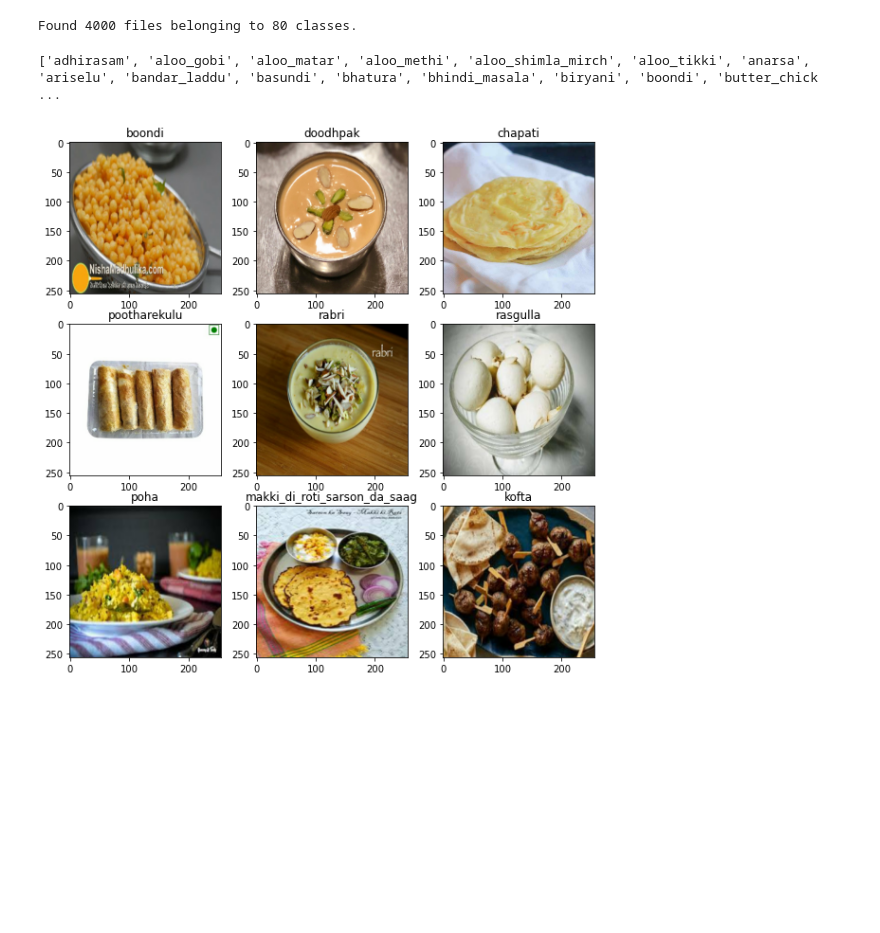
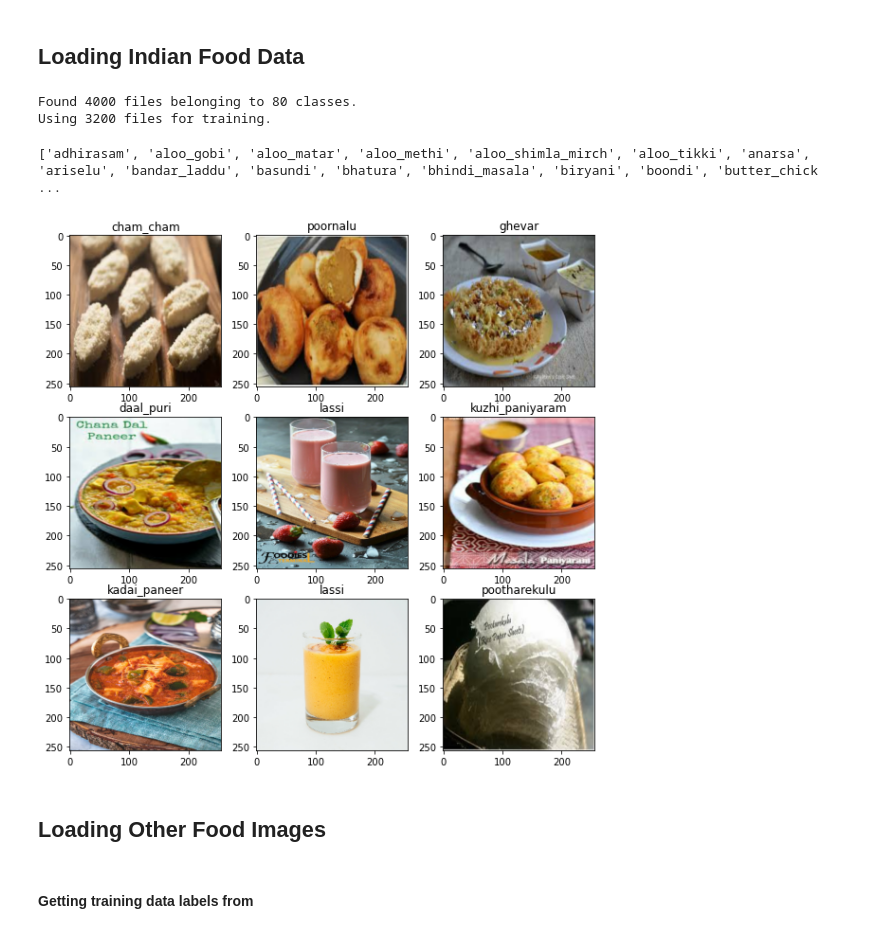
Before and after one commit to RehanAli21/Tensorflow-projects, a Jupyter notebook: Food Classification (4rth Project).ipynb, the cells around one changed output. Cells and saved outputs as stored; diff of their text form; code cells hidden in the pictures; blank space fills up the shorter version.

Commit message:
Data loaded for traning and testing.
Data from Indian food and 'food' datasets are preprocessed for model to train.

```diff
--- a/Food Classification (4rth Project).ipynb
+++ b/Food Classification (4rth Project).ipynb
@@ -5,19 +9,30 @@ import matplotlib.pyplot as plt
 import numpy as np
+# %% [markdown]
+## Loading Indian Food Data
 # %%
-indianFoodImgs = keras.preprocessing.image_dataset_from_directory('./4_project_data/Indian Food Images')
+indianFoodImgs = keras.preprocessing.image_dataset_from_directory('./4_project_data/Indian Food Images',
+                                                                  validation_split = 0.2,
+                                                                  seed = 5,
+                                                                  subset = "training")
 # %% [output]
 Found 4000 files belonging to 80 classes.
+Using 3200 files for training.
-# %%
-IndianFoodClasses = indianFoodImgs.class_names
-print(IndianFoodClasses)
-# %% [output]
-['adhirasam', 'aloo_gobi', 'aloo_matar', 'aloo_methi', 'aloo_shimla_mirch', 'aloo_tikki', 'anarsa', 'ariselu', 'bandar_laddu', 'basundi', 'bhatura', 'bhindi_masala', 'biryani', 'boondi', 'butter_chick ...
-# %%
-plt.figure(figsize=(10, 10))
-for imgs, labels in indianFoodimgs.take(1):
-    for i in range(9):
-        ax = plt.subplot(3, 3, i + 1)
-        plt.imshow(imgs[i].numpy().astype("uint8"))
-        plt.title(IndianFoodClasses[labels[i]])
-# %% [output]
-[figure, removed]
+# %%
+IndianFoodClasses = indianFoodImgs.class_names # classes name for indian food
+print(IndianFoodClasses)
+# %% [output]
+['adhirasam', 'aloo_gobi', 'aloo_matar', 'aloo_methi', 'aloo_shimla_mirch', 'aloo_tikki', 'anarsa', 'ariselu', 'bandar_laddu', 'basundi', 'bhatura', 'bhindi_masala', 'biryani', 'boondi', 'butter_chick ...
+# %%
+# images from indian Food dataset
+plt.figure(figsize=(10, 10))
+for imgs, labels in indianFoodImgs.take(1):
+    for i in range(9):
+        ax = plt.subplot(3, 3, i + 1)
+        plt.imshow(imgs[i].numpy().astype("uint8"))
+        plt.title(IndianFoodClasses[labels[i]])
+# %% [output]
+[figure, added]
+# %% [markdown]
+## Loading Other Food Images
+# %% [markdown]
+#### Getting training data labels from
```
Also changed, not shown: parts of 7 cells of this notebook.
